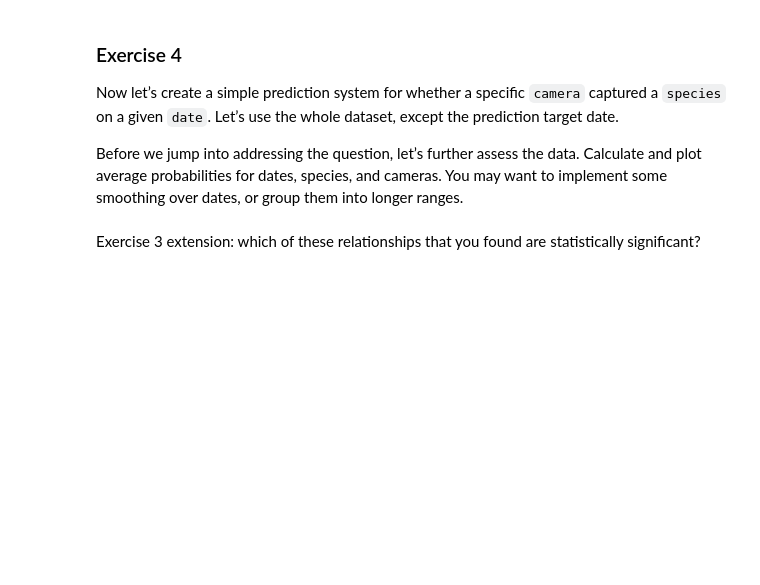
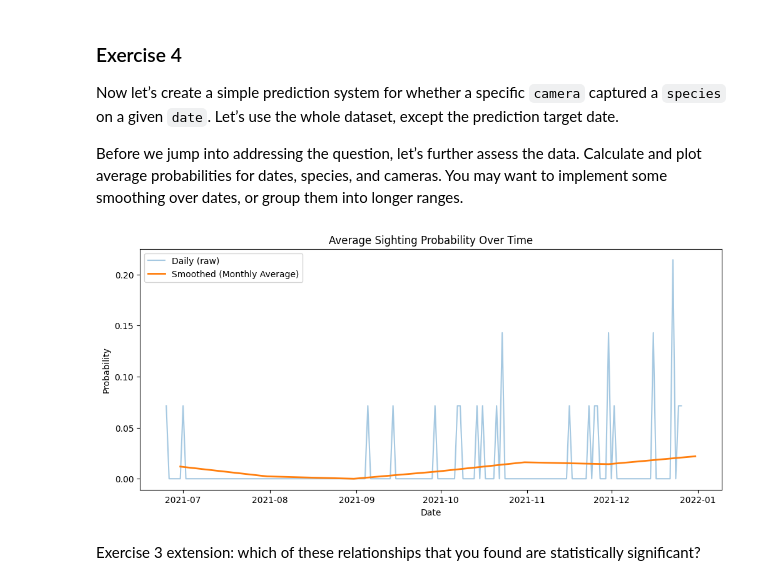
Before and after one commit to call493/MLFC, a Jupyter notebook: _notebooks/03-dataset-joining-practical.ipynb, the cells around one changed output. Drawn from its saved outputs; the diff is of its cells as text; code cells hidden in the pictures; blank space fills up the shorter version.

```diff
--- a/_notebooks/03-dataset-joining-practical.ipynb
+++ b/_notebooks/03-dataset-joining-practical.ipynb
@@ -403,35 +403,30 @@ cameras. You may want to implement some smoothing over dates, or group
 them into longer ranges.
 # %%
 # Write your answer to Exercise 4 here
+import matplotlib.pyplot as plt
 
-
-if not isinstance(df.index, (pd.DatetimeIndex, pd.PeriodIndex, pd.TimedeltaIndex)):
-        df = df.copy()
+if not isinstance(binary_df.index, (pd.DatetimeIndex, pd.PeriodIndex, pd.TimedeltaIndex)):
+        df = binary_df.copy()
         df.index = pd.to_datetime(df.index, errors="coerce")
 df = df.sort_index()
 
 # raw daily mean across all (camera, species)
 avg_by_date_raw = df.mean(axis=1)
 
 
 # set and apply smooth frequency
 smooth_freq = "ME" # Monthly average, "YE" would be yearly
 avg_by_date_smooth = avg_by_date_raw.resample(smooth_freq).mean()
 
 # plot raw + smoothed
 plt.figure(figsize=(12, 5))
 plt.plot(avg_by_date_raw.index, avg_by_date_raw.values, alpha=0.4, label="Daily (raw)")
 plt.plot(avg_by_date_smooth.index, avg_by_date_smooth.values, linewidth=2, label=f"Smoothed (Monthly Average)")
 plt.title("Average Sighting Probability Over Time")
 plt.xlabel("Date"); plt.ylabel("Probability"); plt.legend()
 plt.show()
-
-#Print these commands to help you understand what they do
-#print(binary_df.index)
-#print(binary_df.mean(axis=0))
-#print(binary_df.mean(axis=0).groupby(level=1).mean())
-
-#TODO Plot species and camera averages
+# %% [output]
+[figure, added]
 # %% [markdown]
 Exercise 3 extension: which of these relationships that you found are
 statistically significant?
```
